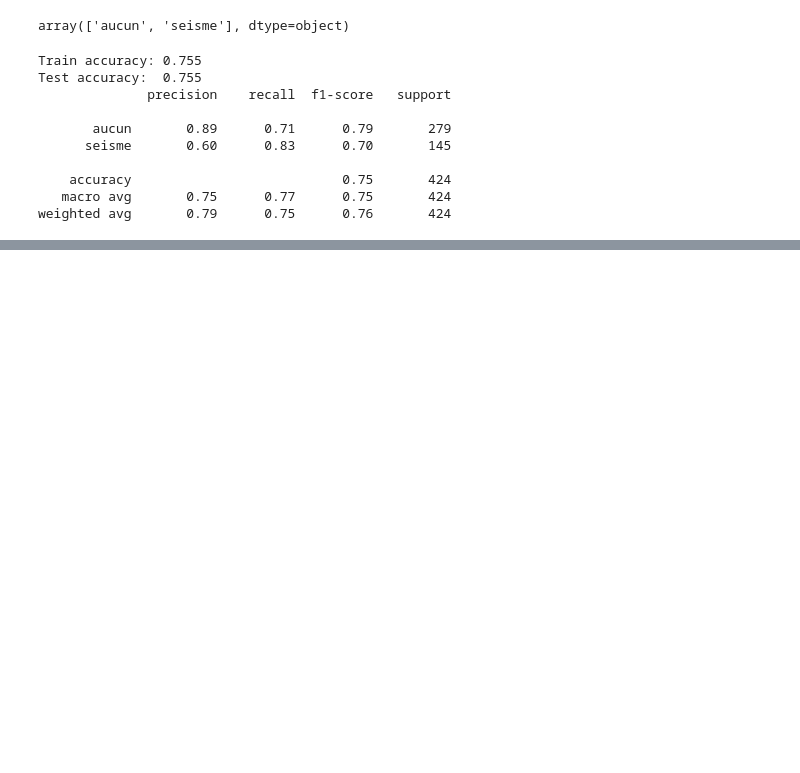
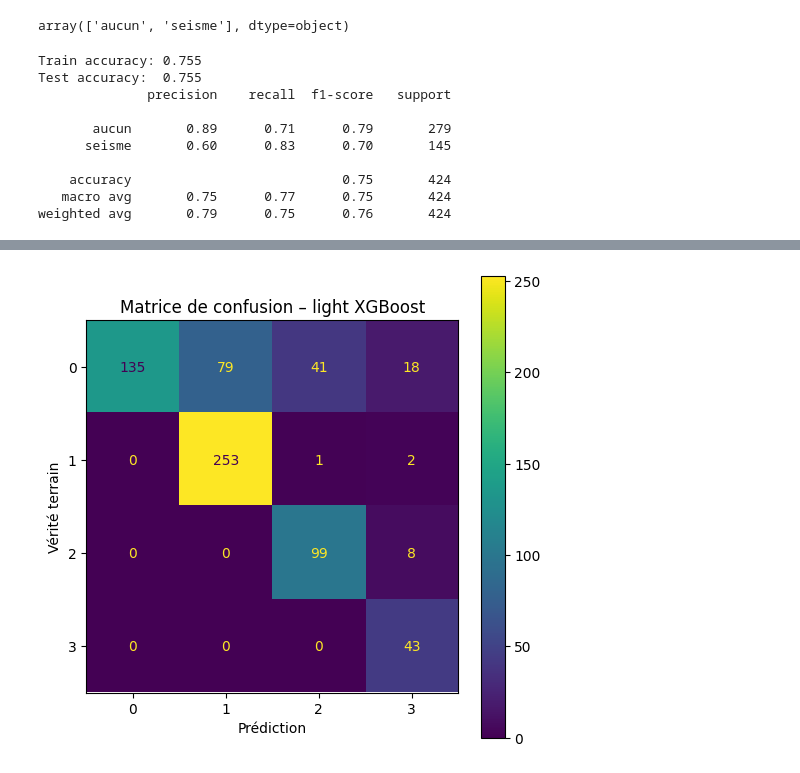
Before and after one commit to Challenge48hYnov/terra-vigilance-predict-api, a Jupyter notebook: models.ipynb, the cells around one changed output, grey strips where cells are left out. Saved outputs shown, nothing was run; the diff lists cells and outputs as text; code cells hidden in the pictures; blank space fills up the shorter version.

```diff
--- a/models.ipynb
+++ b/models.ipynb
@@ -266,0 +306,17 @@ Recall (macro): 0.8538
+# %%
+# 1. Calcul de la matrice de confusion
+cm = confusion_matrix(y_test, y_pred_lgb, labels=lgb_clf.classes_)
+
+# 2. Affichage avec sklearn
+disp = ConfusionMatrixDisplay(confusion_matrix=cm,
+                              display_labels=lgb_clf.classes_)
+fig, ax = plt.subplots(figsize=(6, 6))
+disp.plot(ax=ax)
+plt.title("Matrice de confusion – light XGBoost")
+plt.xlabel("Prédiction")
+plt.ylabel("Vérité terrain")
+plt.show()
+
+fig.savefig('./graph/confusion_matrix_lgb.png', dpi=300, bbox_inches='tight')
+# %% [output]
+[figure, added]
```
Also changed, not shown: parts of 7 cells of this notebook, 8 other files.
